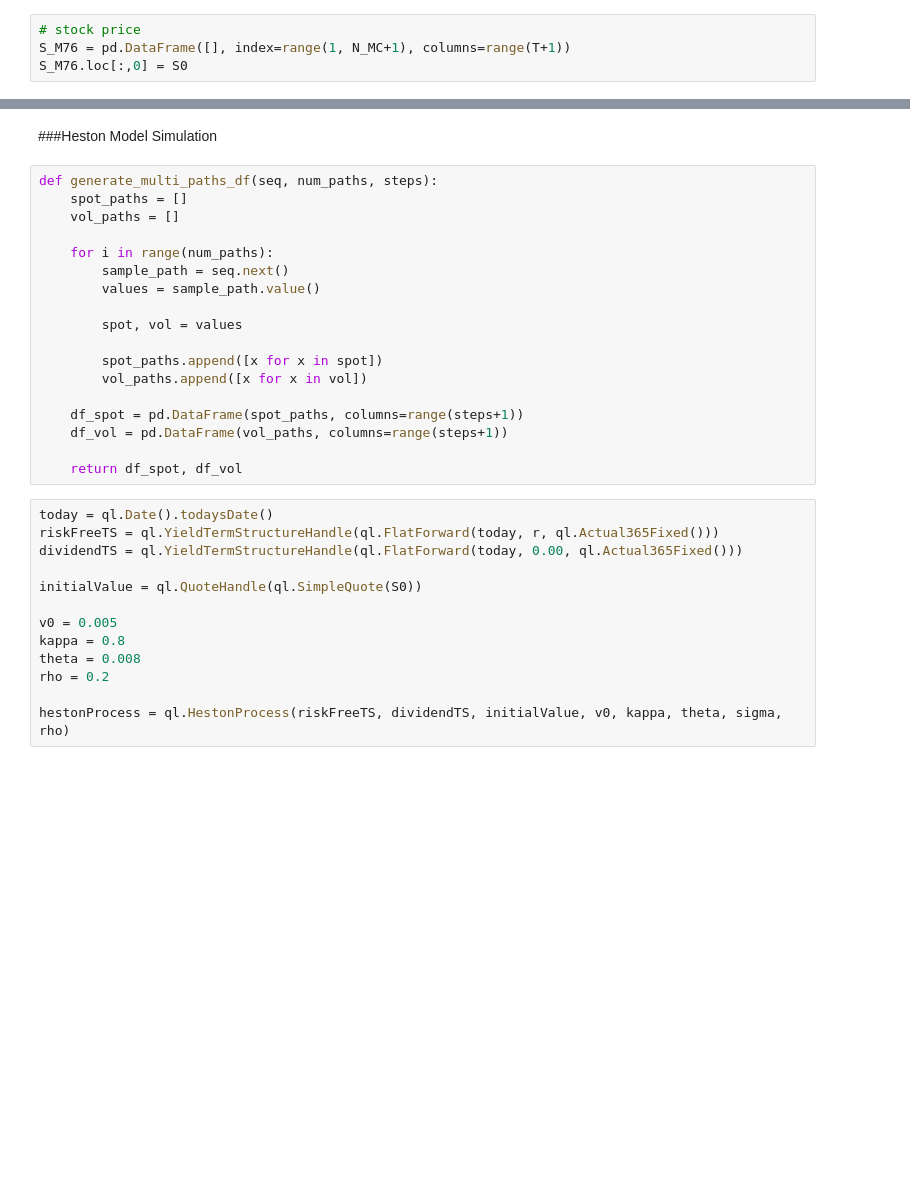
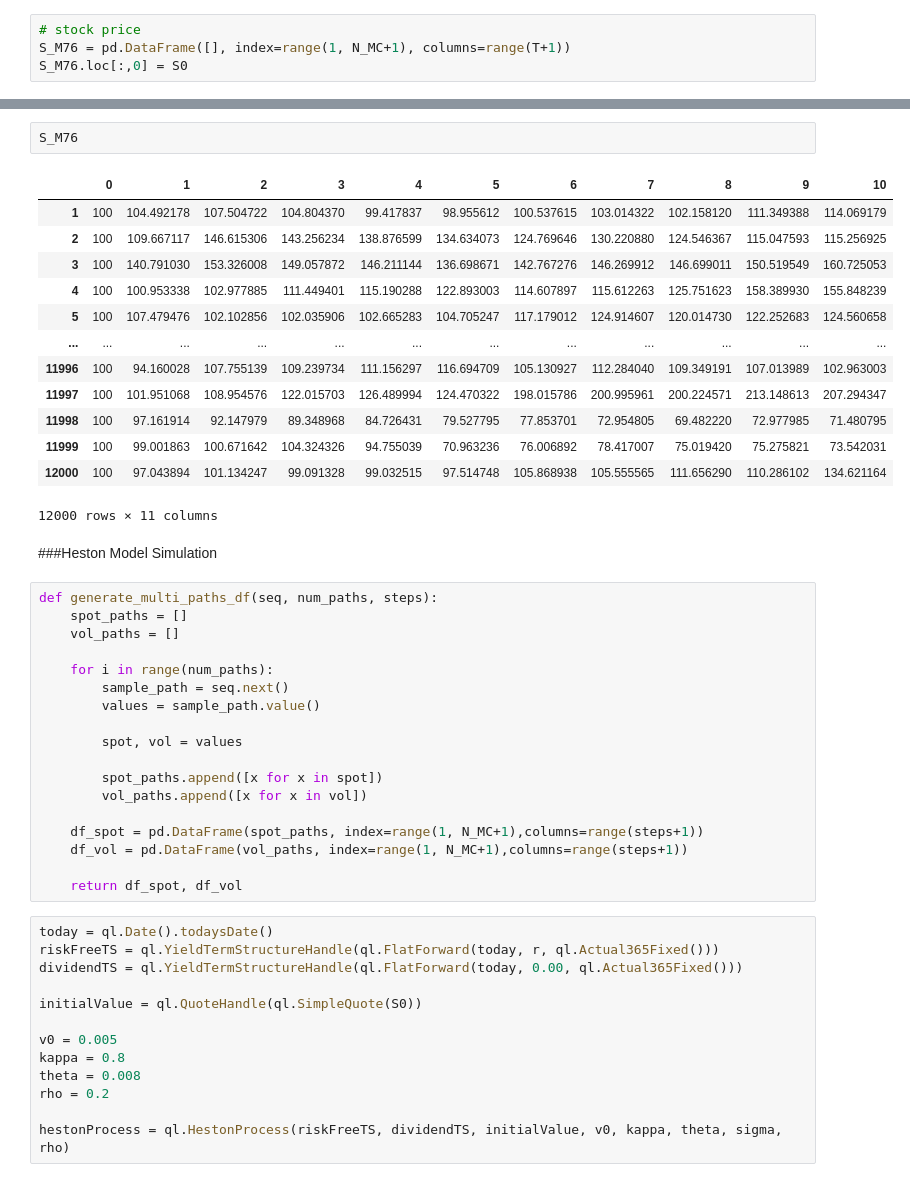
Before and after one commit to enriquecorimayo/Doctorado, a Jupyter notebook: QLBSwithSimulation.ipynb, the cells around one changed output, grey strips where cells are left out. Saved outputs shown, nothing was run; the diff lists cells and outputs as text; blank space fills up the shorter version.

```diff
--- a/QLBSwithSimulation.ipynb
+++ b/QLBSwithSimulation.ipynb
@@ -149,3 +149,19 @@ Time Cost: 0.6621279716491699 seconds
+# %%
+S_M76
+# %% [output]
+|  | 0 | 1 | 2 | 3 | 4 | 5 | 6 | 7 | 8 | 9 | 10 |
+| 1 | 100 | 104.492178 | 107.504722 | 104.804370 | 99.417837 | 98.955612 | 100.537615 | 103.014322 | 102.158120 | 111.349388 | 114.069179 |
+| 2 | 100 | 109.667117 | 146.615306 | 143.256234 | 138.876599 | 134.634073 | 124.769646 | 130.220880 | 124.546367 | 115.047593 | 115.256925 |
+| 3 | 100 | 140.791030 | 153.326008 | 149.057872 | 146.211144 | 136.698671 | 142.767276 | 146.269912 | 146.699011 | 150.519549 | 160.725053 |
+| 4 | 100 | 100.953338 | 102.977885 | 111.449401 | 115.190288 | 122.893003 | 114.607897 | 115.612263 | 125.751623 | 158.389930 | 155.848239 |
+| 5 | 100 | 107.479476 | 102.102856 | 102.035906 | 102.665283 | 104.705247 | 117.179012 | 124.914607 | 120.014730 | 122.252683 | 124.560658 |
+| ... | ... | ... | ... | ... | ... | ... | ... | ... | ... | ... | ... |
+| 11996 | 100 | 94.160028 | 107.755139 | 109.239734 | 111.156297 | 116.694709 | 105.130927 | 112.284040 | 109.349191 | 107.013989 | 102.963003 |
+| 11997 | 100 | 101.951068 | 108.954576 | 122.015703 | 126.489994 | 124.470322 | 198.015786 | 200.995961 | 200.224571 | 213.148613 | 207.294347 |
+| 11998 | 100 | 97.161914 | 92.147979 | 89.348968 | 84.726431 | 79.527795 | 77.853701 | 72.954805 | 69.482220 | 72.977985 | 71.480795 |
+| 11999 | 100 | 99.001863 | 100.671642 | 104.324326 | 94.755039 | 70.963236 | 76.006892 | 78.417007 | 75.019420 | 75.275821 | 73.542031 |
+| 12000 | 100 | 97.043894 | 101.134247 | 99.091328 | 99.032515 | 97.514748 | 105.868938 | 105.555565 | 111.656290 | 110.286102 | 134.621164 |
+12000 rows × 11 columns
 # %% [markdown]
 ###Heston Model Simulation
 # %%
@@ -162,8 +178,8 @@ def generate_multi_paths_df(seq, num_paths, steps):
         spot_paths.append([x for x in spot])
         vol_paths.append([x for x in vol])
 
-    df_spot = pd.DataFrame(spot_paths, columns=range(steps+1))
-    df_vol = pd.DataFrame(vol_paths, columns=range(steps+1))
+    df_spot = pd.DataFrame(spot_paths, index=range(1, N_MC+1),columns=range(steps+1))
+    df_vol = pd.DataFrame(vol_paths, index=range(1, N_MC+1),columns=range(steps+1))
 
     return df_spot, df_vol
 # %%
```
Also changed, not shown: parts of 23 cells of this notebook.
